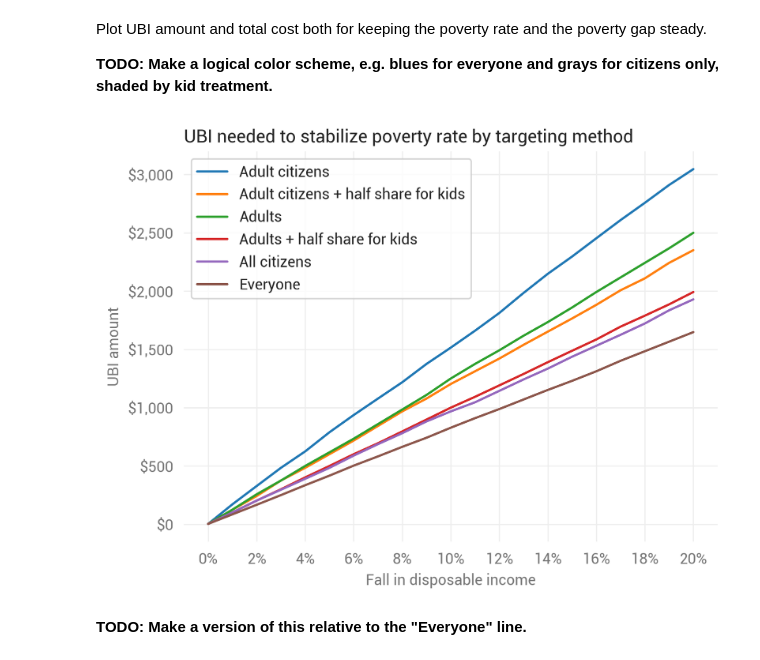
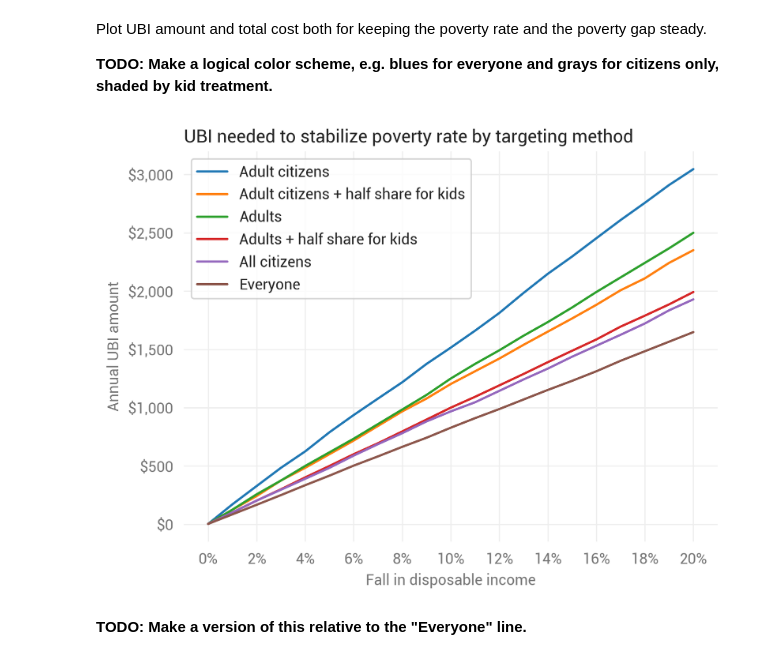
Before and after one commit to UBICenter/ubi-center, a Jupyter notebook: notebooks/covid/covid_ubi.ipynb, the cells around one changed output. Cells and saved outputs as stored; diff of their text form; code cells hidden in the pictures.

```diff
--- a/notebooks/covid/covid_ubi.ipynb
+++ b/notebooks/covid/covid_ubi.ipynb
@@ -553,17 +557,17 @@ Plot UBI amount and total cost both for keeping the poverty rate and the poverty
 # %%
 ax = ubis_rate_pivot.pov_rate_ubi.plot.line()
 plt.title('UBI needed to stabilize poverty rate by targeting method',
           loc='left')
 ax.xaxis.set_major_formatter(mpl.ticker.PercentFormatter(xmax=1, decimals=0))
 ax.yaxis.set_major_formatter(mdf.dollar_format())
 plt.xticks(np.arange(0, 0.21, 0.02))
 plt.legend(title='')
 plt.xlabel('Fall in disposable income')
-plt.ylabel('UBI amount')
+plt.ylabel('Annual UBI amount')
 plt.savefig('charts/ubi_pov_rate.png')
 plt.show()
 # %% [output]
-[figure, old version]
+[figure, new version]
 # %% [markdown]
 **TODO: Make a version of this relative to the "Everyone" line.**
 # %%
```
Also changed, not shown: parts of 5 cells of this notebook, 6 other files.
